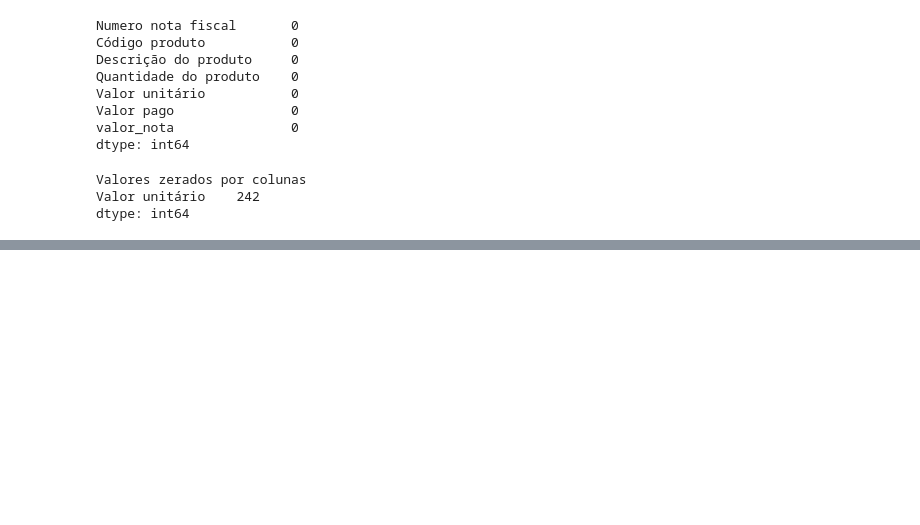
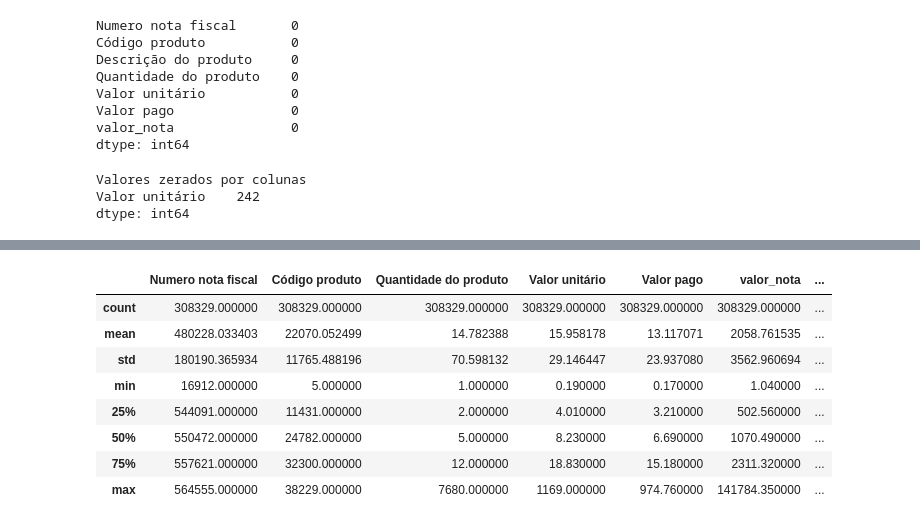
Before and after one commit to PauloQuirinoMN/Sistema-de-Recomendacao-e-Cross-selling, a Jupyter notebook: notas.ipynb, the cells around one changed output, grey strips where cells are left out. Drawn from its saved outputs; the diff is of its cells as text; code cells hidden in the pictures; blank space fills up the shorter version.

```diff
--- a/notas.ipynb
+++ b/notas.ipynb
@@ -283,0 +292,2 @@ valor_mina
+# %%
+df_notas_final = df_notas_limpo[~df_notas_limpo.index.isin(registros_problematicos.index)].copy()
@@ -283,0 +315,12 @@ valor_mina
+# %%
+df_notas_final.describe()
+# %% [output]
+|  | Numero nota fiscal | Código produto | Quantidade do produto | Valor unitário | Valor pago | valor_nota | ... |
+| count | 308329.000000 | 308329.000000 | 308329.000000 | 308329.000000 | 308329.000000 | 308329.000000 | ... |
+| mean | 480228.033403 | 22070.052499 | 14.782388 | 15.958178 | 13.117071 | 2058.761535 | ... |
+| std | 180190.365934 | 11765.488196 | 70.598132 | 29.146447 | 23.937080 | 3562.960694 | ... |
+| min | 16912.000000 | 5.000000 | 1.000000 | 0.190000 | 0.170000 | 1.040000 | ... |
+| 25% | 544091.000000 | 11431.000000 | 2.000000 | 4.010000 | 3.210000 | 502.560000 | ... |
+| 50% | 550472.000000 | 24782.000000 | 5.000000 | 8.230000 | 6.690000 | 1070.490000 | ... |
+| 75% | 557621.000000 | 32300.000000 | 12.000000 | 18.830000 | 15.180000 | 2311.320000 | ... |
+| max | 564555.000000 | 38229.000000 | 7680.000000 | 1169.000000 | 974.760000 | 141784.350000 | ... |
```
Also changed, not shown: parts of 14 cells of this notebook, 5 other files.
